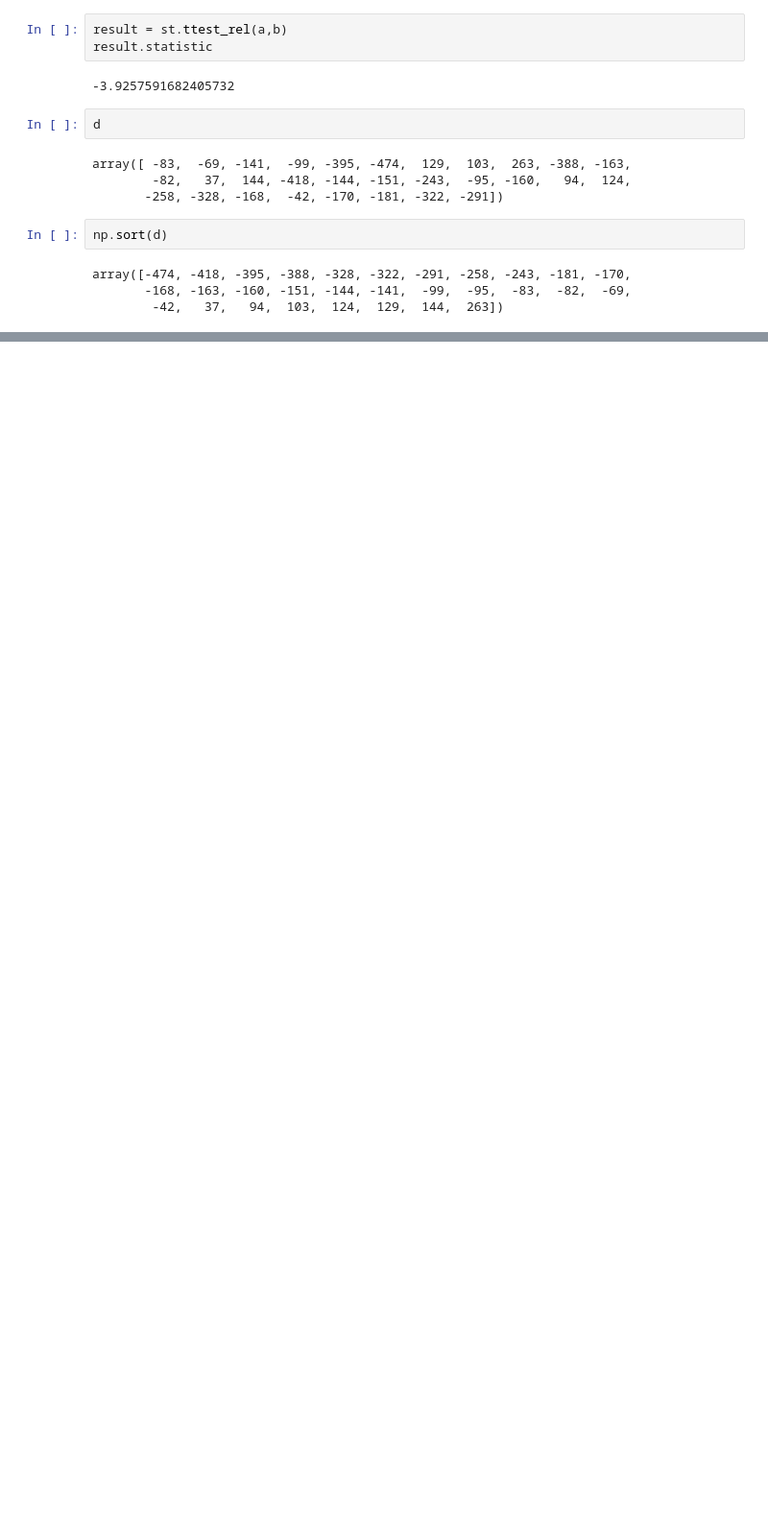
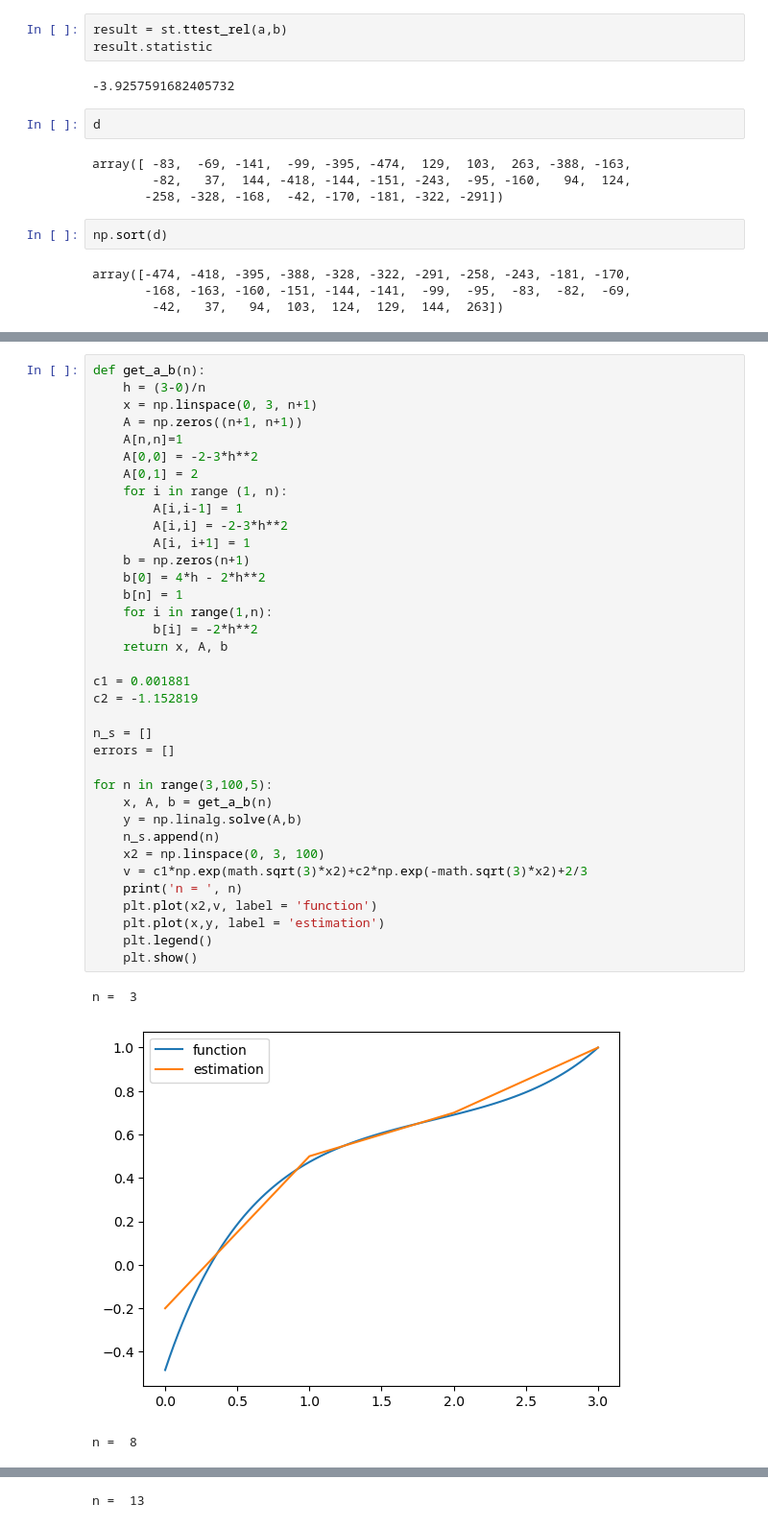
Before and after one commit to kipirka/Python_projects, a Jupyter notebook: Test.ipynb, the cells around one changed output, grey strips where cells are left out. Shown at 96% size. Saved outputs shown, nothing was run; the diff lists cells and outputs as text; blank space fills up the shorter version.

```diff
--- a/Test.ipynb
+++ b/Test.ipynb
@@ -188,0 +193,40 @@ array([-474, -418, -395, -388, -328, -322, -291, -258, -243, -181, -170,
+# %%
+def get_a_b(n):
+    h = (3-0)/n
+    x = np.linspace(0, 3, n+1)
+    A = np.zeros((n+1, n+1))
+    A[n,n]=1
+    A[0,0] = -2-3*h**2
+    A[0,1] = 2
+    for i in range (1, n):
+        A[i,i-1] = 1
+        A[i,i] = -2-3*h**2
+        A[i, i+1] = 1
+    b = np.zeros(n+1)
+    b[0] = 4*h - 2*h**2
+    b[n] = 1
+    for i in range(1,n):
+        b[i] = -2*h**2
+    return x, A, b
+
+c1 = 0.001881
+c2 = -1.152819
+
+n_s = []
+errors = []
+
+for n in range(3,100,5):
+    x, A, b = get_a_b(n)
+    y = np.linalg.solve(A,b)
+    n_s.append(n)
+    x2 = np.linspace(0, 3, 100)
+    v = c1*np.exp(math.sqrt(3)*x2)+c2*np.exp(-math.sqrt(3)*x2)+2/3
+    print('n = ', n)
+    plt.plot(x2,v, label = 'function')
+    plt.plot(x,y, label = 'estimation')
+    plt.legend()
+    plt.show()
+# %% [output]
+n =  3
+[figure, added]
+n =  8
@@ -188,0 +234 @@ array([-474, -418, -395, -388, -328, -322, -291, -258, -243, -181, -170,
+n =  13
```
Also changed, not shown: parts of 4 cells of this notebook.
